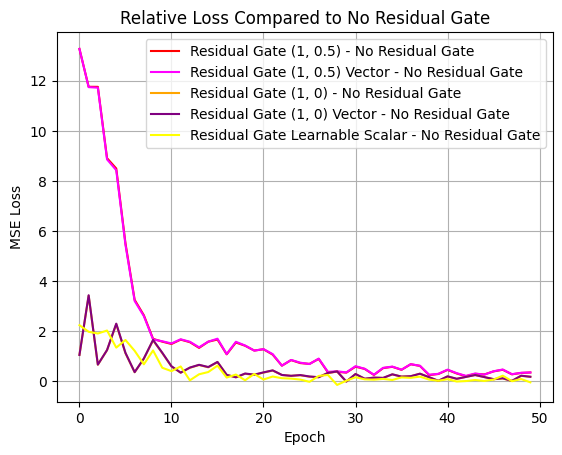
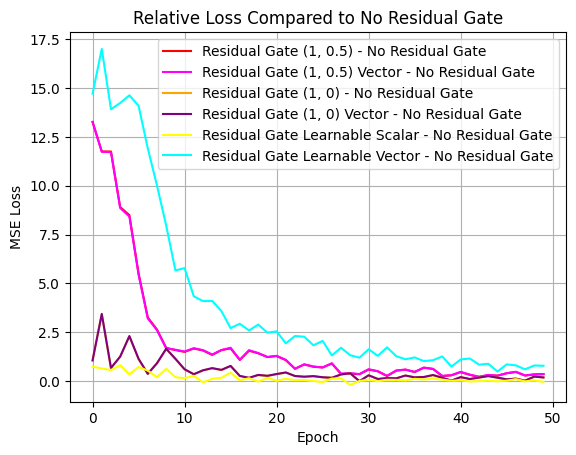
The notebook cell's code change between the first figure and the second:
--- before
+++ after
@@ -4,5 +4,5 @@
 plt.plot(list(map(sub, experiment_with_residual_gate_1_0_vector.loss_history, experiment_no_residual_gate.loss_history)), label='Residual Gate (1, 0) Vector - No Residual Gate', color='purple')
 plt.plot(list(map(sub, experiment_with_residual_gate_learnable_scalar.loss_history, experiment_no_residual_gate.loss_history)), label='Residual Gate Learnable Scalar - No Residual Gate', color='yellow')
-# plt.plot(list(map(sub, experiment_with_residual_gate_learnable_vector.loss_history, experiment_no_residual_gate.loss_history)), label='Residual Gate Learnable Vector - No Residual Gate', color='cyan')
+plt.plot(list(map(sub, experiment_with_residual_gate_learnable_vector.loss_history, experiment_no_residual_gate.loss_history)), label='Residual Gate Learnable Vector - No Residual Gate', color='cyan')
 plt.xlabel('Epoch')
 plt.ylabel('MSE Loss')

Commit: 增加了random的均值/标准差的可调节性